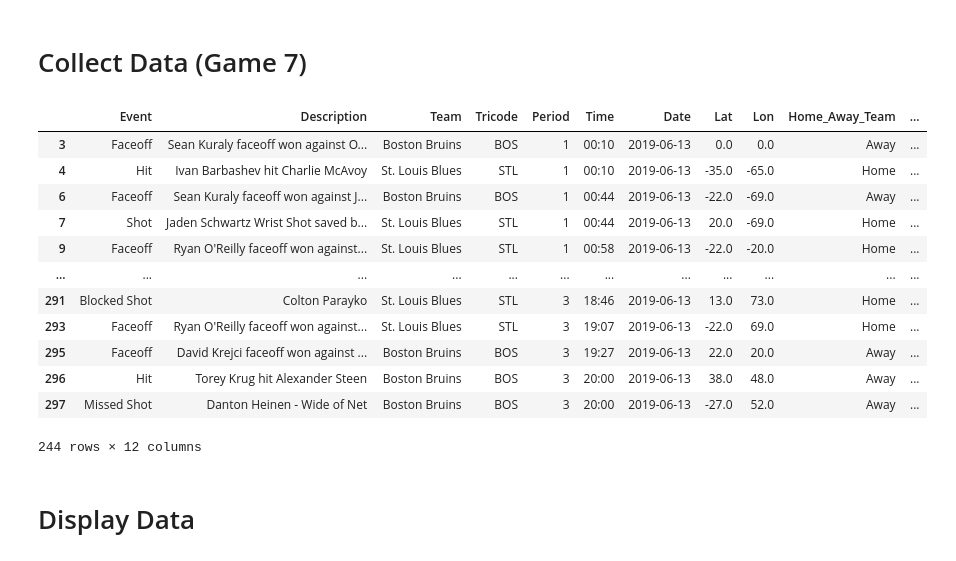
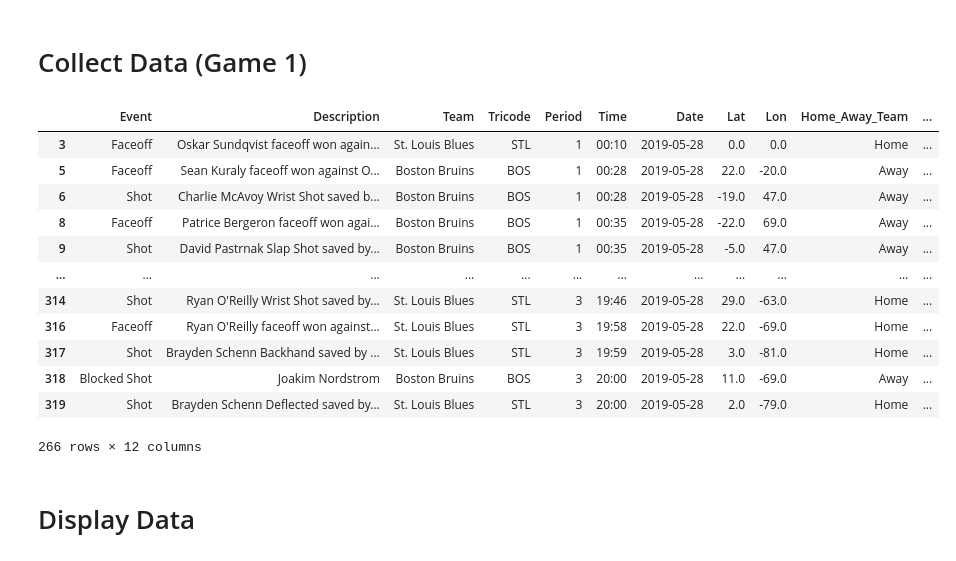
Before and after one commit to vanmeciv/icerinks, a Jupyter notebook: finals/py/Game7/Game_7.ipynb, the cells around one changed output. Cells and saved outputs as stored; diff of their text form; code cells hidden in the pictures.

Commit message:
updating game data

```diff
--- a/finals/py/Game7/Game_7.ipynb
+++ b/finals/py/Game7/Game_7.ipynb
@@ -1,5 +1,5 @@
 # %% [markdown]
-# Collect Data (Game 7)
+# Collect Data (Game 1)
 # %%
 import requests
 import json
@@ -21,7 +21,7 @@ import re
 # https://stackoverflow.com/questions/41100303/convert-api-to-pandas-dataframe
 
 
-r = requests.get('https://statsapi.web.nhl.com/api/v1/game/2018030417/feed/live')
+r = requests.get('https://statsapi.web.nhl.com/api/v1/game/2018030411/feed/live')
 
 
 def jprint(obj):
@@ -166,44 +166,44 @@ df['Swap'] = np.where(df['Period'].values == df['AssigningSides'].astype(int), '
 
 # Create new column that returns opposite longitude for everything during 2nd Period (*-1)
 # df['Lon_2ndPer'] = np.where(df['Period'] == 2, df['Lon']*-1, df['Lon'])
 #Transpose the New column over the old "Lon"
 df['Lon'] = np.where(df['Period'] == 2, df['Lon']*-1, df['Lon'])
 
 # #Transpose the new column over the old "lon" only during the 2nd period
 # df['Lon'] = np.where(df['Period'] == 2, df['AwayLon_2ndPer'], )
 
 
 
 # df['Lon'] = np.where(df['Period'] != 2, df['AwayLon_2ndPer'], 0.0)
 
 
 
 # #NEW CODE (Makes everything on X-Axis Opposite)
 # df['2ndPer_ZoneChange'] = np.where(df['Lon'] != 0, df['Lon']*-1, 0)
 
 
 # #Transpose the New column over the old "Lon"
 # df['Lon'] = np.where(df['Period'] == 2, df['Lon']*-1, 0)
 
 pd.set_option("display.max_rows", 30)
 
 df
 
 # # SAVING TO FILE!
 # df.to_csv('2019SCF_events.csv', header = True, mode = 'a')
 # %% [output]
 |  | Event | Description | Team | Tricode | Period | Time | Date | Lat | Lon | Home_Away_Team | ... |
-| 3 | Faceoff | Sean Kuraly faceoff won against O... | Boston Bruins | BOS | 1 | 00:10 | 2019-06-13 | 0.0 | 0.0 | Away | ... |
-| 4 | Hit | Ivan Barbashev hit Charlie McAvoy | St. Louis Blues | STL | 1 | 00:10 | 2019-06-13 | -35.0 | -65.0 | Home | ... |
-| 6 | Faceoff | Sean Kuraly faceoff won against J... | Boston Bruins | BOS | 1 | 00:44 | 2019-06-13 | -22.0 | -69.0 | Away | ... |
-| 7 | Shot | Jaden Schwartz Wrist Shot saved b... | St. Louis Blues | STL | 1 | 00:44 | 2019-06-13 | 20.0 | -69.0 | Home | ... |
-| 9 | Faceoff | Ryan O'Reilly faceoff won against... | St. Louis Blues | STL | 1 | 00:58 | 2019-06-13 | -22.0 | -20.0 | Home | ... |
+| 3 | Faceoff | Oskar Sundqvist faceoff won again... | St. Louis Blues | STL | 1 | 00:10 | 2019-05-28 | 0.0 | 0.0 | Home | ... |
+| 5 | Faceoff | Sean Kuraly faceoff won against O... | Boston Bruins | BOS | 1 | 00:28 | 2019-05-28 | 22.0 | -20.0 | Away | ... |
+| 6 | Shot | Charlie McAvoy Wrist Shot saved b... | Boston Bruins | BOS | 1 | 00:28 | 2019-05-28 | -19.0 | 47.0 | Away | ... |
+| 8 | Faceoff | Patrice Bergeron faceoff won agai... | Boston Bruins | BOS | 1 | 00:35 | 2019-05-28 | -22.0 | 69.0 | Away | ... |
+| 9 | Shot | David Pastrnak Slap Shot saved by... | Boston Bruins | BOS | 1 | 00:35 | 2019-05-28 | -5.0 | 47.0 | Away | ... |
 | ... | ... | ... | ... | ... | ... | ... | ... | ... | ... | ... | ... |
-| 291 | Blocked Shot | Colton Parayko | St. Louis Blues | STL | 3 | 18:46 | 2019-06-13 | 13.0 | 73.0 | Home | ... |
-| 293 | Faceoff | Ryan O'Reilly faceoff won against... | St. Louis Blues | STL | 3 | 19:07 | 2019-06-13 | -22.0 | 69.0 | Home | ... |
-| 295 | Faceoff | David Krejci faceoff won against ... | Boston Bruins | BOS | 3 | 19:27 | 2019-06-13 | 22.0 | 20.0 | Away | ... |
-| 296 | Hit | Torey Krug hit Alexander Steen | Boston Bruins | BOS | 3 | 20:00 | 2019-06-13 | 38.0 | 48.0 | Away | ... |
-| 297 | Missed Shot | Danton Heinen - Wide of Net | Boston Bruins | BOS | 3 | 20:00 | 2019-06-13 | -27.0 | 52.0 | Away | ... |
+| 314 | Shot | Ryan O'Reilly Wrist Shot saved by... | St. Louis Blues | STL | 3 | 19:46 | 2019-05-28 | 29.0 | -63.0 | Home | ... |
+| 316 | Faceoff | Ryan O'Reilly faceoff won against... | St. Louis Blues | STL | 3 | 19:58 | 2019-05-28 | 22.0 | -69.0 | Home | ... |
+| 317 | Shot | Brayden Schenn Backhand saved by ... | St. Louis Blues | STL | 3 | 19:59 | 2019-05-28 | 3.0 | -81.0 | Home | ... |
+| 318 | Blocked Shot | Joakim Nordstrom | Boston Bruins | BOS | 3 | 20:00 | 2019-05-28 | 11.0 | -69.0 | Away | ... |
+| 319 | Shot | Brayden Schenn Deflected saved by... | St. Louis Blues | STL | 3 | 20:00 | 2019-05-28 | 2.0 | -79.0 | Home | ... |
-244 rows × 12 columns
+266 rows × 12 columns
 # %% [markdown]
 # Display Data
```
Also changed, not shown: parts of 1 cell of this notebook.
